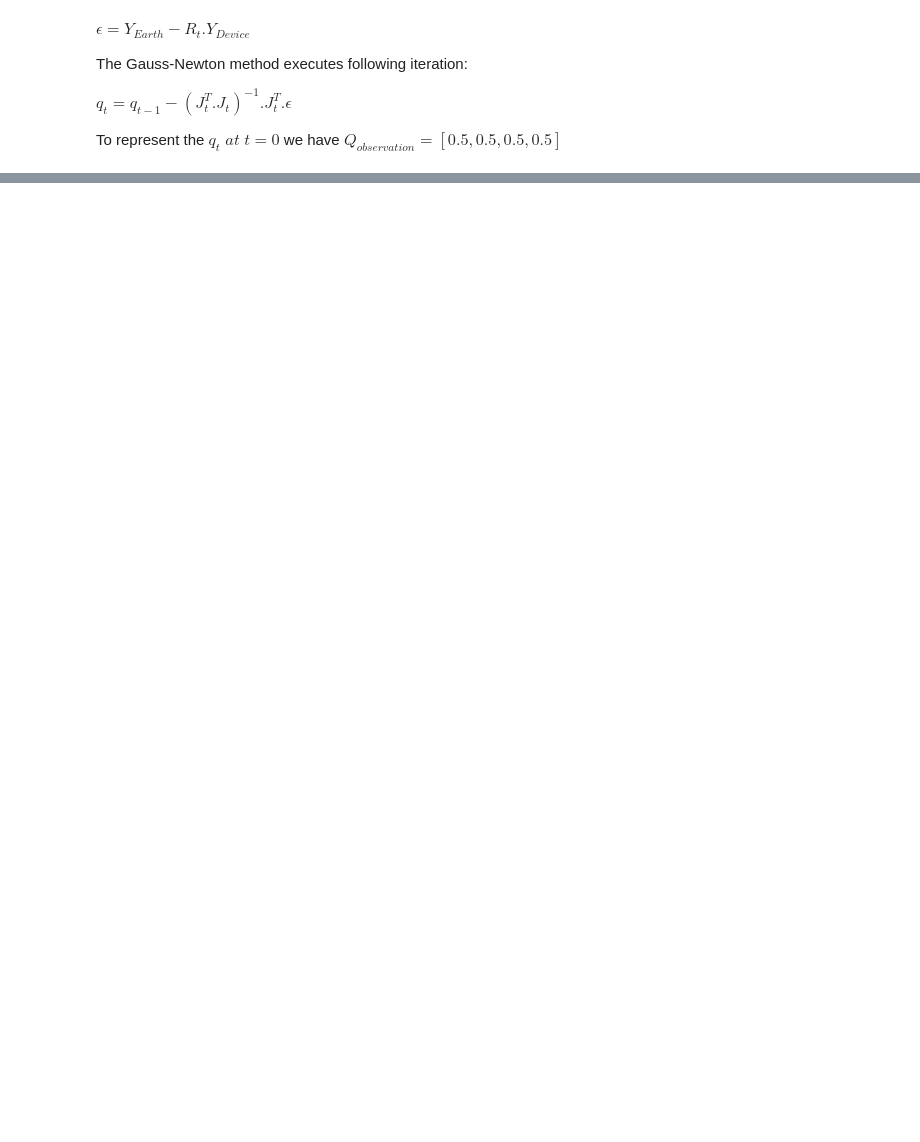
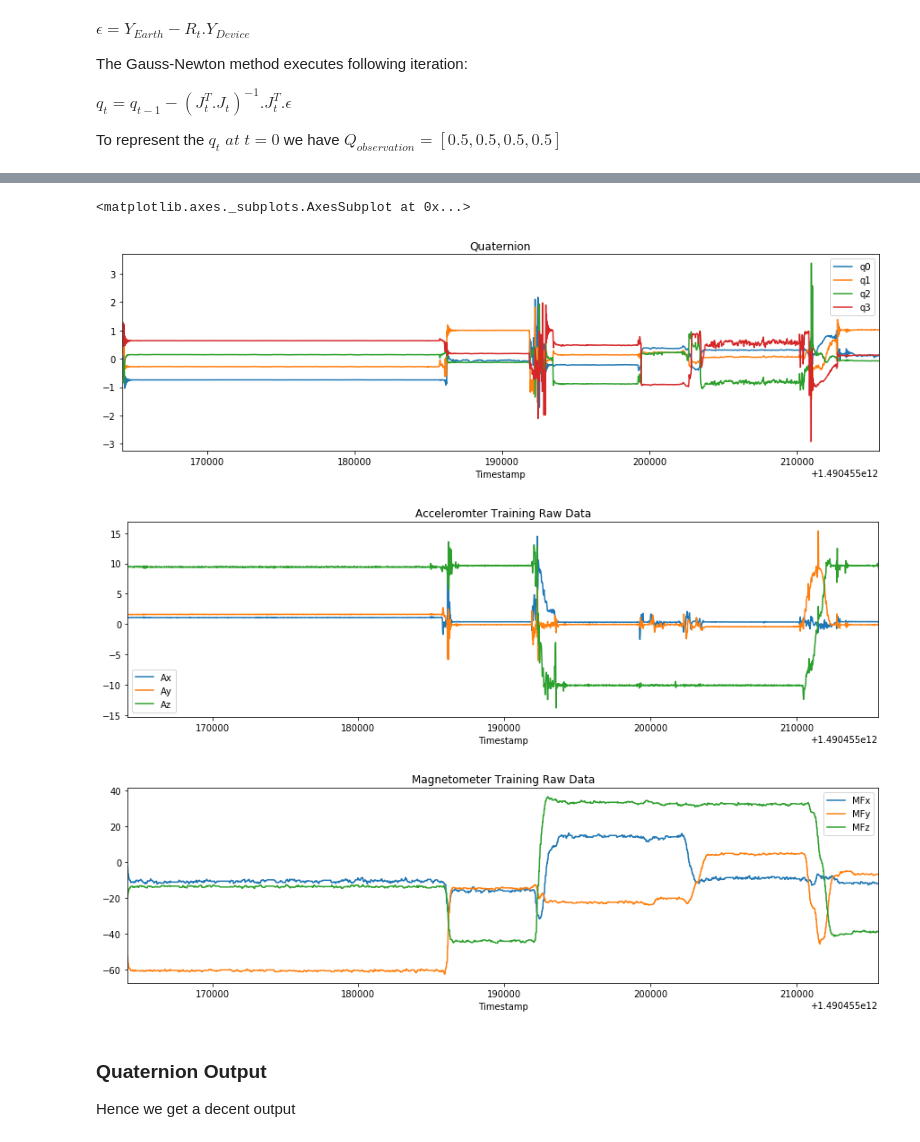
Before and after one commit to omkarkulkarni/Kalman_IMU_Sensor_Fusion, a Jupyter notebook: Gauss-Newton/TestGaussNewton.ipynb, the cells around one changed output, grey strips where cells are left out. Saved outputs shown, nothing was run; the diff lists cells and outputs as text; code cells hidden in the pictures; blank space fills up the shorter version.

```diff
--- a/Gauss-Newton/TestGaussNewton.ipynb
+++ b/Gauss-Newton/TestGaussNewton.ipynb
@@ -71,7 +71,7 @@ class GaussNewtonOptimization:
 
     ## class variables : to be used later
     counter = 0
-    depth = 3
+    depth = 10
 
     def __call__(self):
         GaussNewtonOptimization.counter += 1
@@ -312,0 +310,11 @@ Next set of Q_observation(normalised :) [0.7136167524057752, 0.44373631529381036
+# %%
+q0 = list();q1= list();q2= list();q3= list()
+
+# let us add it to data dataframe to make the plotting easier.
+for i in range(len(Q_list)):
+    q0.append(Q_list[i][0])
+    q1.append(Q_list[i][1])
+    q2.append(Q_list[i][2])
+    q3.append(Q_list[i][3])
+# %%
+data["q0"] = q0 ;data["q1"] = q1 ;data["q2"] = q2 ;data["q3"] = q3
@@ -312,0 +339,14 @@ Next set of Q_observation(normalised :) [0.7136167524057752, 0.44373631529381036
+# %%
+data.plot(x='Timestamp',y=['q0','q1','q2','q3'],title="Quaternion",figsize=(15.0, 4.0))
+data.plot(x='Timestamp',y=['Ax','Ay','Az'],title="Acceleromter Training Raw Data",figsize=(15.0, 4.0))
+#data.plot(x='Timestamp',y=['Gx','Gy','Gz'],title="Gyroscope Training Raw Data",figsize=(15.0, 4.0))
+data.plot(x='Timestamp',y=['MFx','MFy','MFz'],title="Magnetometer Training Raw Data",figsize=(15.0, 4.0))
+# %% [output]
+<matplotlib.axes._subplots.AxesSubplot at 0x...>
+[figure, added]
+[figure, added]
+[figure, added]
+# %% [markdown]
+### Quaternion Output
+
+Hence we get a decent output
```
Also changed, not shown: parts of 4 cells of this notebook.
